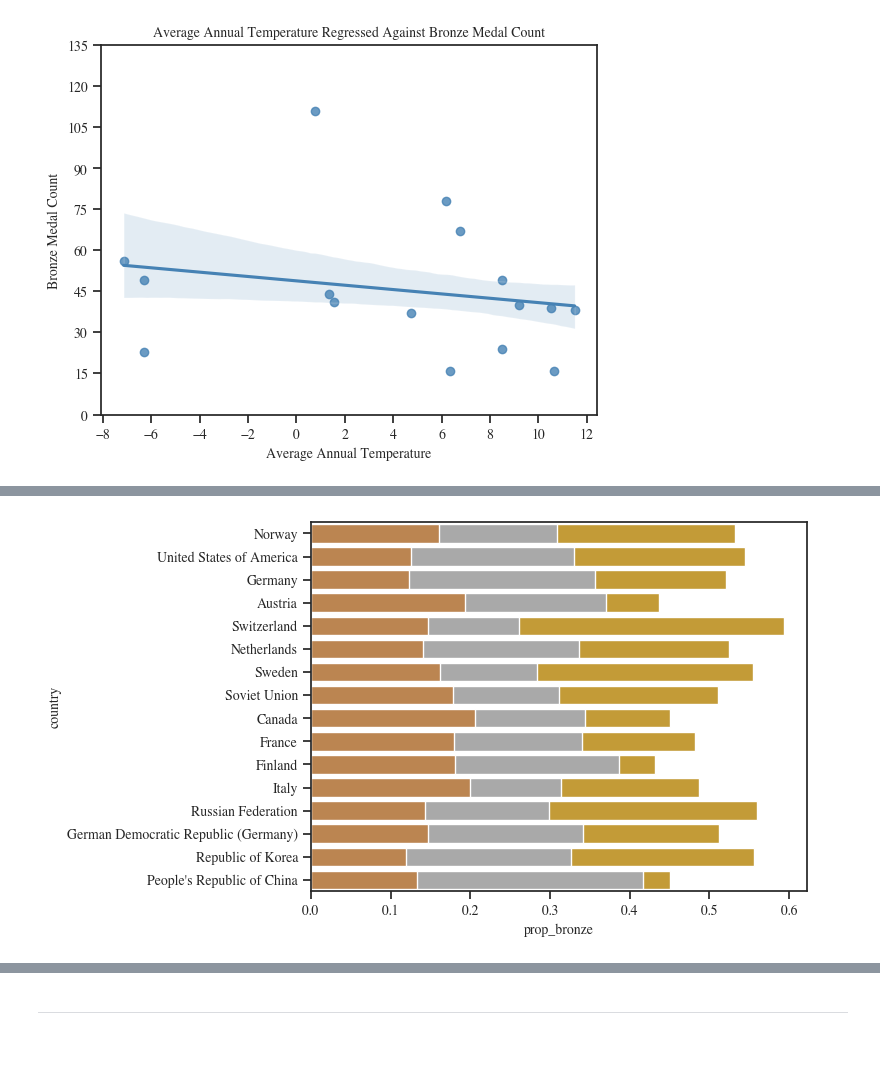
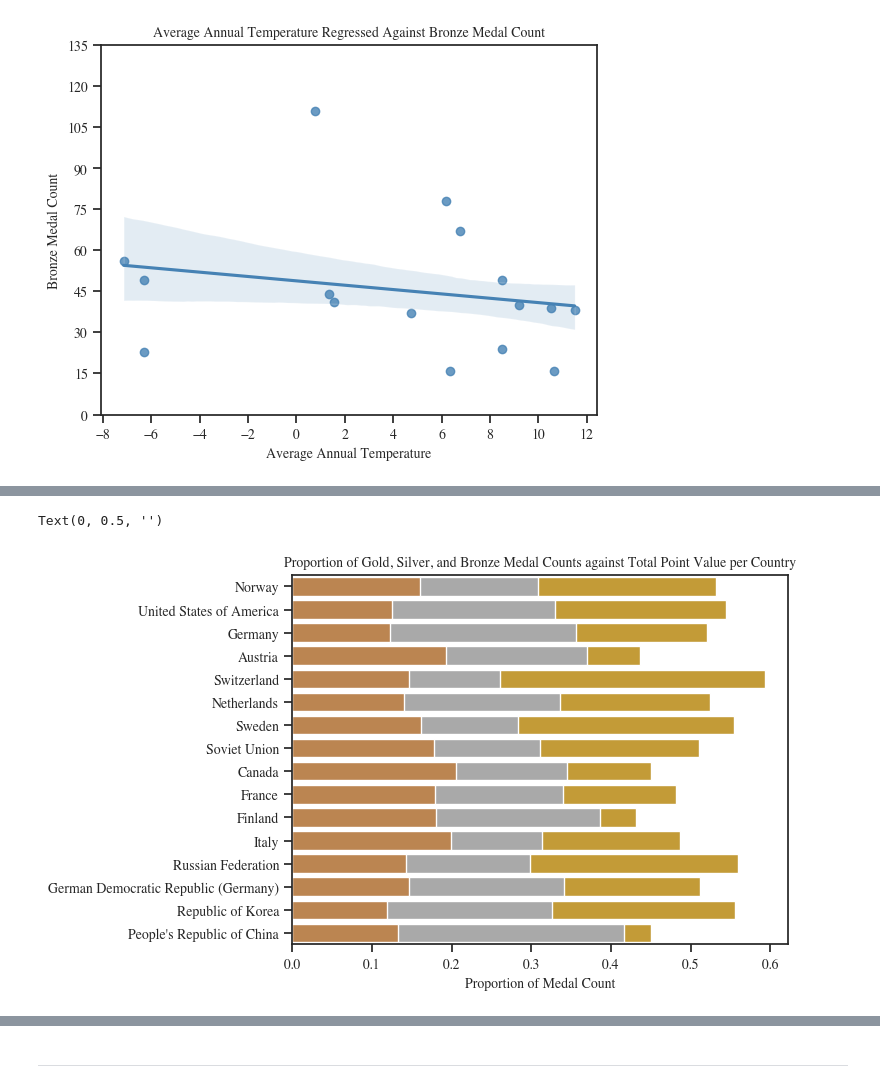
Before and after one commit to ubco-W2022T2-data301/project-group-group17, a Jupyter notebook: analysis/notebooks/analysis_cynthia.ipynb, the cells around one changed output, grey strips where cells are left out. Cells and saved outputs as stored; diff of their text form; code cells hidden in the pictures; blank space fills up the shorter version.

```diff
--- a/analysis/notebooks/analysis_cynthia.ipynb
+++ b/analysis/notebooks/analysis_cynthia.ipynb
@@ -676,13 +676,26 @@ WinterStatistics = WinterStatistics[0:16]
 # %%
 ## WINTER OLYMPICS ANALYSES:
 WinterStatisticsCorrPlot = WinterStatistics[['gold_Medal_Count', 'silver_Medal_Count',
-                                             'bronze_Medal_Count', 'point_value', 'Annual_temp']]
+                                             'bronze_Medal_Count', 'point_value', 'Annual_temp',
+                                             'average_GDP_ByTenBillion']]
 
 WinterStatisticsCorrPlot= WinterStatisticsCorrPlot.rename(columns={'gold_Medal_Count': 'Gold Medal Count',
                                          'silver_Medal_Count': 'Silver Medal Count',
                                          'bronze_Medal_Count':'Bronze Medal Count',
                                          'point_value': "Total Point Value",
-                                         'Annual_temp': 'Average Annual Temperature'})
+                                         'Annual_temp': 'Average Annual Temperature',
+                                        'average_GDP_ByTenBillion': 'Average GDP by Ten Billion'})
 
 WinterCorrPlot = sns.heatmap(WinterStatisticsCorrPlot.corr(),vmin=-1, vmax=1, annot=True,cmap="Blues")
+## Font Sizes:
+
+SMALL_SIZE = 10
+MEDIUM_SIZE = 14
+plt.rc('font', size=SMALL_SIZE)
+plt.rc('figure', titlesize=MEDIUM_SIZE)
+plt.rc('axes', titlesize=SMALL_SIZE)
+plt.rc('axes', labelsize=SMALL_SIZE)
+plt.rc('xtick', labelsize=SMALL_SIZE)
+plt.rc('ytick', labelsize=SMALL_SIZE)
+None
 # %% [output]
@@ -904,7 +948,13 @@ WinterStatistics['prop_bronze'] = WinterStatistics['bronze_point_value'] / Winte
 # %%
 ## MEDAL PROPORTIONS PLOT:
 WinterPropPlot1 = sns.barplot(data=WinterStatistics, x='prop_gold', y='country', color='goldenrod')
 WinterPropPlot2 = sns.barplot(data=WinterStatistics, x='prop_silver', y='country', color='darkgray')
 WinterPropPlot3 = sns.barplot(data=WinterStatistics, x='prop_bronze', y='country', color='peru')
+
+## Add Labels:
+plt.title("Proportion of Gold, Silver, and Bronze Medal Counts against Total Point Value per Country")
+plt.xlabel("Proportion of Medal Count")
+plt.ylabel(None)
 # %% [output]
+Text(0, 0.5, '')
-[figure, old version]
+[figure, new version]
```
Also changed, not shown: parts of 29 cells of this notebook.
